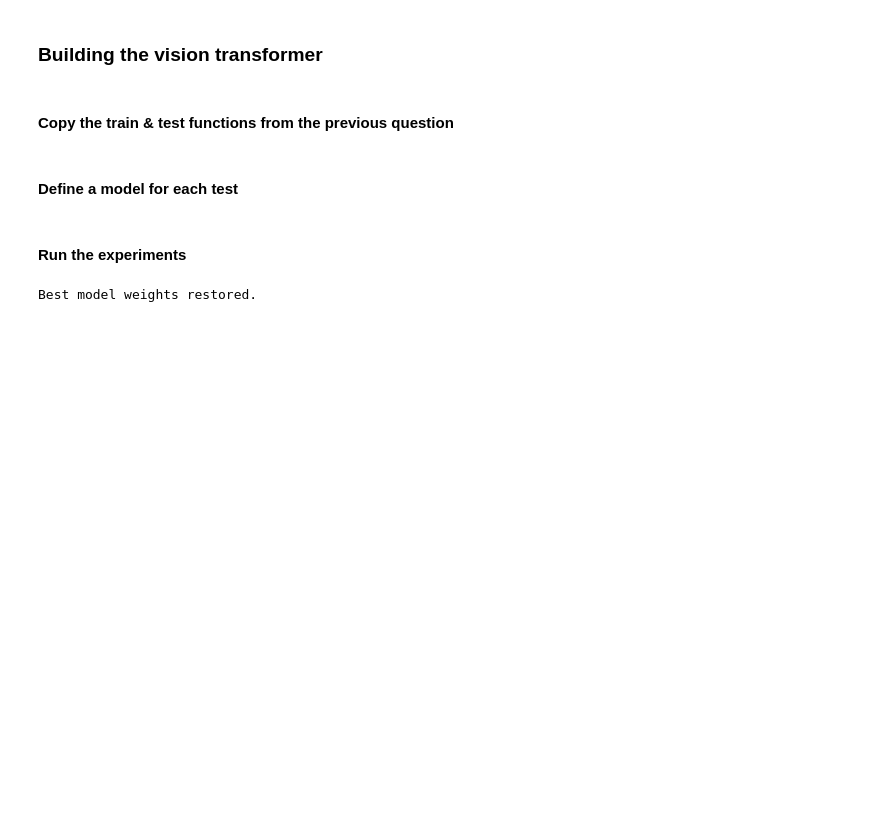
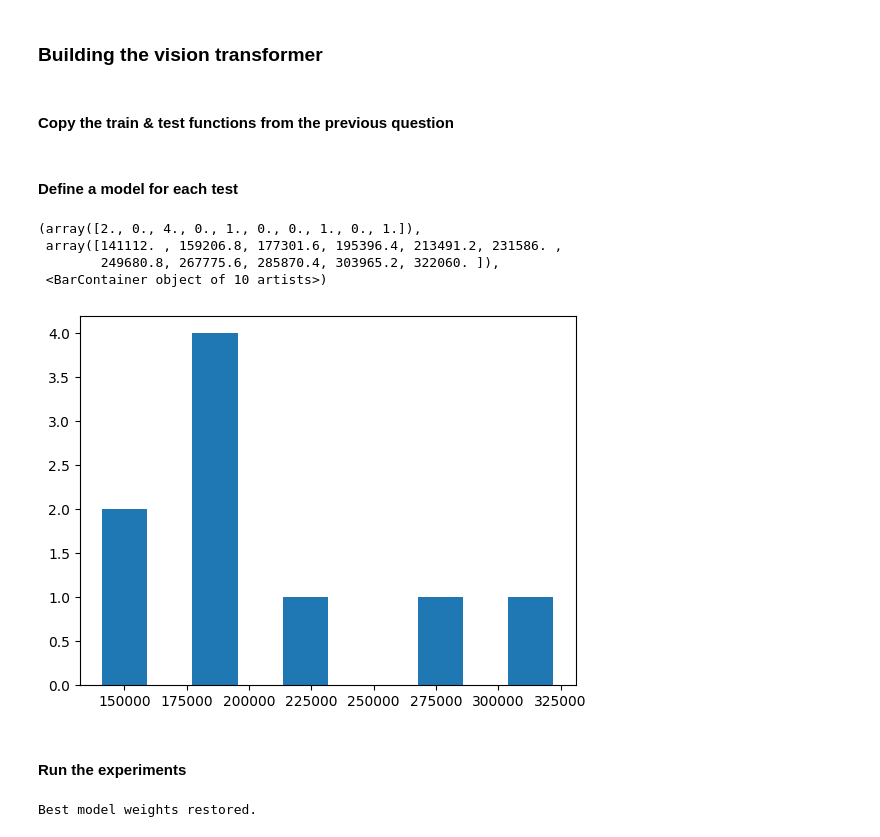
Before and after one commit to LennoxC/AIML331-Assignment-3, a Jupyter notebook: question2.ipynb, the cells around one changed output. Drawn from its saved outputs; the diff is of its cells as text; code cells hidden in the pictures; blank space fills up the shorter version.

```diff
--- a/question2.ipynb
+++ b/question2.ipynb
@@ -242,6 +240,22 @@ model_patches_4 = PetsViT(patch_size=4).to(compute_device)
 
 # test with/without positional embeddings
 model_positionalembeddings = PetsViT(learnable_positional_embeddings=True).to(compute_device)
+# %%
+models_params = [baseline_model, model_attn_4, model_attn_5, model_attn_6, model_layers_4, model_layers_5, model_layers_6, model_patches_8, model_patches_4]
+model_param_counts = []
+
+for i in range(len(models_params)):
+    model_param_counts.append(sum(param.numel() for param in models_params[i].parameters()))
+# %%
+import matplotlib.pyplot as plt
+
+plt.hist(model_param_counts)
+# %% [output]
+(array([2., 0., 4., 0., 1., 0., 0., 1., 0., 1.]),
+ array([141112. , 159206.8, 177301.6, 195396.4, 213491.2, 231586. ,
+        249680.8, 267775.6, 285870.4, 303965.2, 322060. ]),
+ <BarContainer object of 10 artists>)
+[figure, added]
 # %% [markdown]
 #### Run the experiments
 # %%
```
Also changed, not shown: parts of 4 cells of this notebook, 1 other file.
